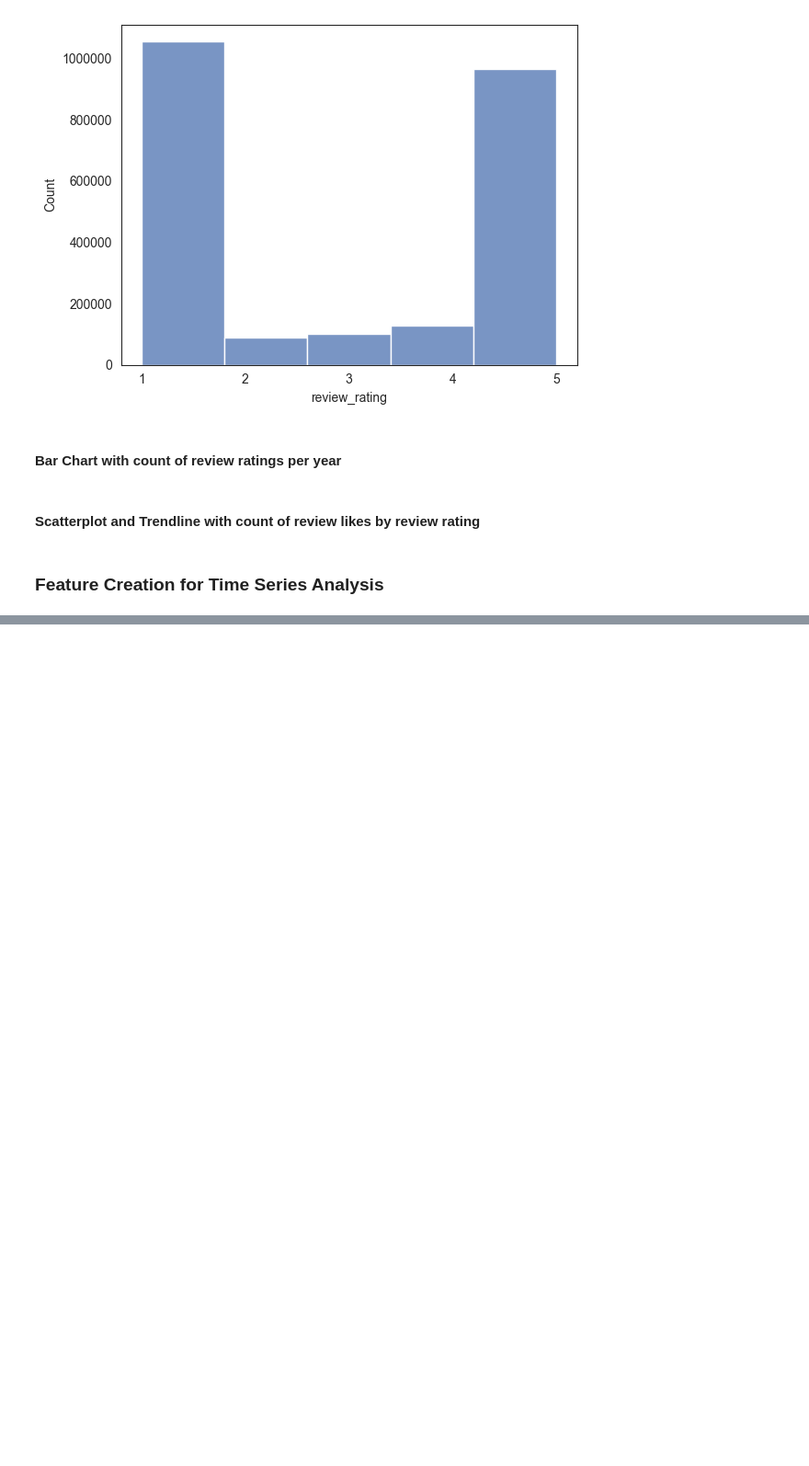
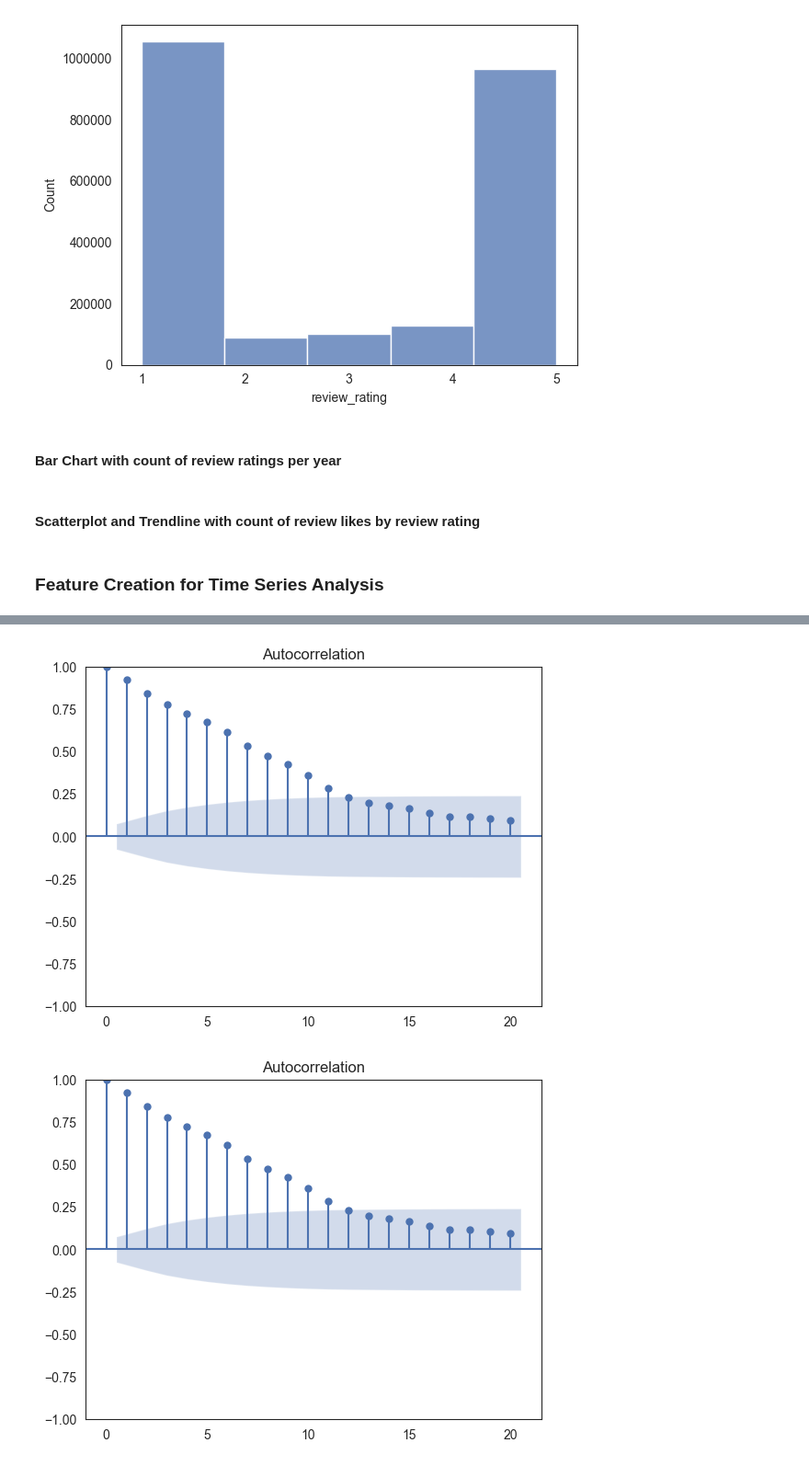
Before and after one commit to juanitopepito97/CA_projects-, a Jupyter notebook: Johannes_Loos_Int_MLDataVis-Hdip-DA-for-Business.ipynb, the cells around one changed output, grey strips where cells are left out. Shown at 92% size. Cells and saved outputs as stored; diff of their text form; code cells hidden in the pictures; blank space fills up the shorter version.

```diff
--- a/Johannes_Loos_Int_MLDataVis-Hdip-DA-for-Business.ipynb
+++ b/Johannes_Loos_Int_MLDataVis-Hdip-DA-for-Business.ipynb
@@ -286,0 +282,6 @@ adfuller(unique_reviews_per_week['unique_reviews'])
+# %%
+plot_acf(unique_reviews_per_day["unique_reviews"].dropna(),lags=20)
+# q = has a significant coefficient until lag 10
+# %% [output]
+[figure, added]
+[figure, added]
```
Also changed, not shown: parts of 33 cells of this notebook.
